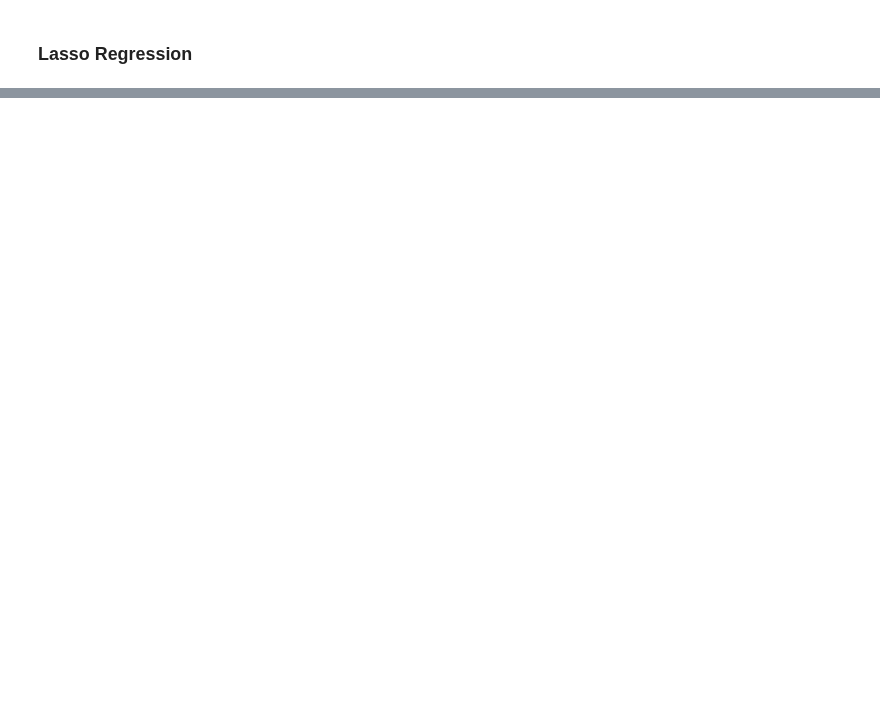
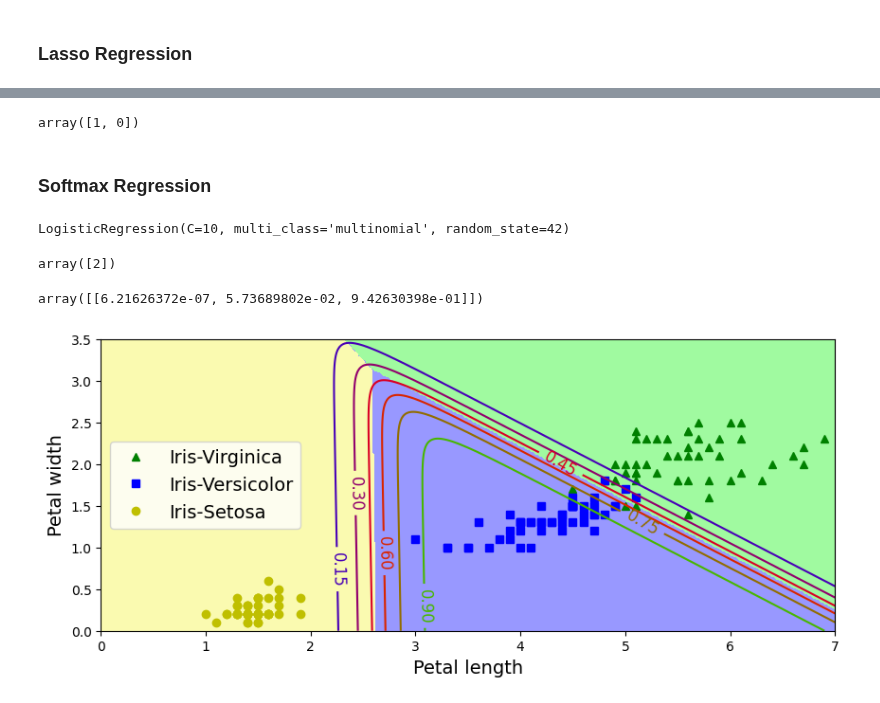
Before and after one commit to Belkius/LinearModelTraining, a Jupyter notebook: main.ipynb, the cells around one changed output, grey strips where cells are left out. Saved outputs shown, nothing was run; the diff lists cells and outputs as text; code cells hidden in the pictures; blank space fills up the shorter version.

Commit message:
Logistic Regression

```diff
--- a/main.ipynb
+++ b/main.ipynb
@@ -269,0 +357,5 @@ from sklearn.linear_model import Lasso
+# %%
+from sklearn import datasets
+
+iris = datasets.load_iris()
+list(iris.keys())
@@ -269,0 +395,53 @@ from sklearn.linear_model import Lasso
+# %%
+log_reg.predict([[1.7], [1.5]])
+# %% [output]
+array([1, 0])
+# %% [markdown]
+### Softmax Regression
+# %%
+X = iris["data"][:, (2, 3)]  # petal length, petal width
+y = iris["target"]
+
+softmax_reg = LogisticRegression(multi_class="multinomial", solver="lbfgs", C=10, random_state=42)
+softmax_reg.fit(X, y)
+# %% [output]
+LogisticRegression(C=10, multi_class='multinomial', random_state=42)
+# %%
+softmax_reg.predict([[5, 2]])
+# %% [output]
+array([2])
+# %%
+softmax_reg.predict_proba([[5, 2]])
+# %% [output]
+array([[6.21626372e-07, 5.73689802e-02, 9.42630398e-01]])
+# %%
+x0, x1 = np.meshgrid(
+        np.linspace(0, 8, 500).reshape(-1, 1),
+        np.linspace(0, 3.5, 200).reshape(-1, 1),
+    )
+X_new = np.c_[x0.ravel(), x1.ravel()]
+
+y_proba = softmax_reg.predict_proba(X_new)
+y_predict = softmax_reg.predict(X_new)
+
+zz1 = y_proba[:, 1].reshape(x0.shape)
+zz = y_predict.reshape(x0.shape)
+
+plt.figure(figsize=(10, 4))
+plt.plot(X[y==2, 0], X[y==2, 1], "g^", label="Iris-Virginica")
+plt.plot(X[y==1, 0], X[y==1, 1], "bs", label="Iris-Versicolor")
+plt.plot(X[y==0, 0], X[y==0, 1], "yo", label="Iris-Setosa")
+
+from matplotlib.colors import ListedColormap
+custom_cmap = ListedColormap(['#fafab0','#9898ff','#a0faa0'])
+
+plt.contourf(x0, x1, zz, cmap=custom_cmap)
+contour = plt.contour(x0, x1, zz1, cmap=plt.cm.brg)
+plt.clabel(contour, inline=1, fontsize=12)
+plt.xlabel("Petal length", fontsize=14)
+plt.ylabel("Petal width", fontsize=14)
+plt.legend(loc="center left", fontsize=14)
+plt.axis([0, 7, 0, 3.5])
+plt.show()
+# %% [output]
+[figure, added]
```
Also changed, not shown: parts of 40 cells of this notebook, 1 other file.
